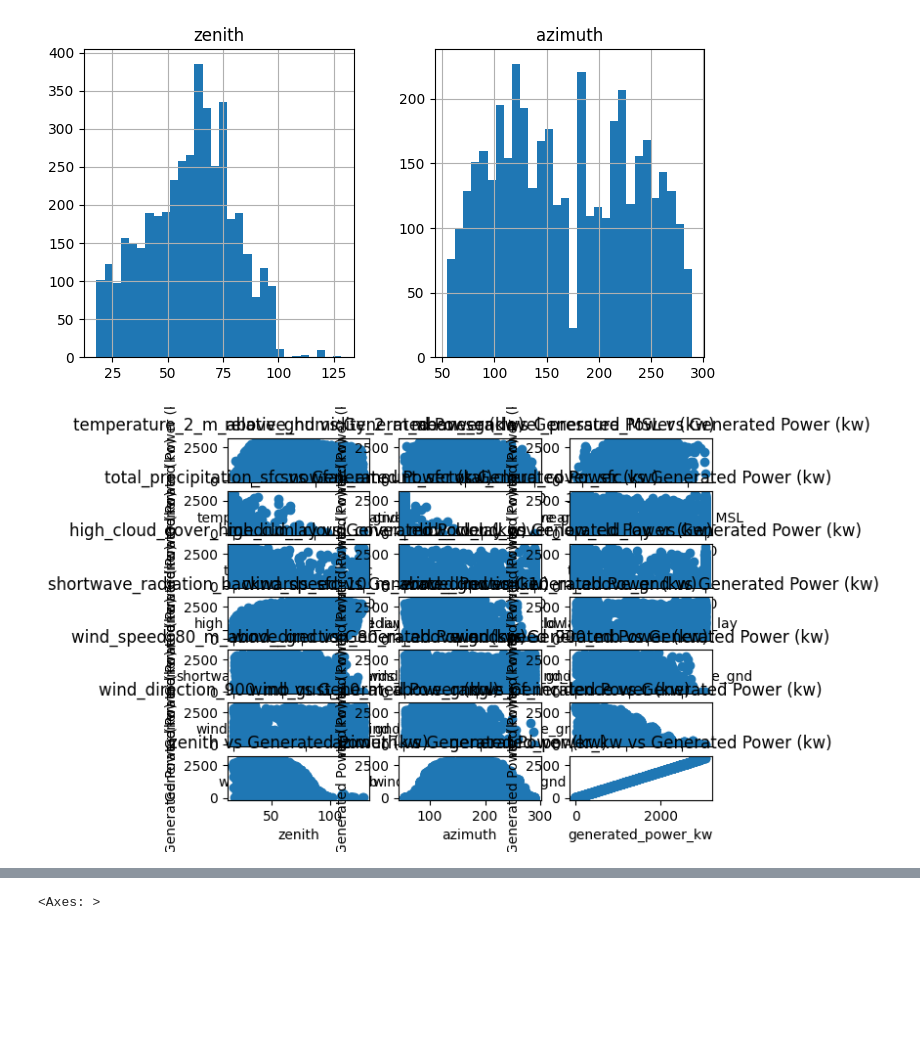
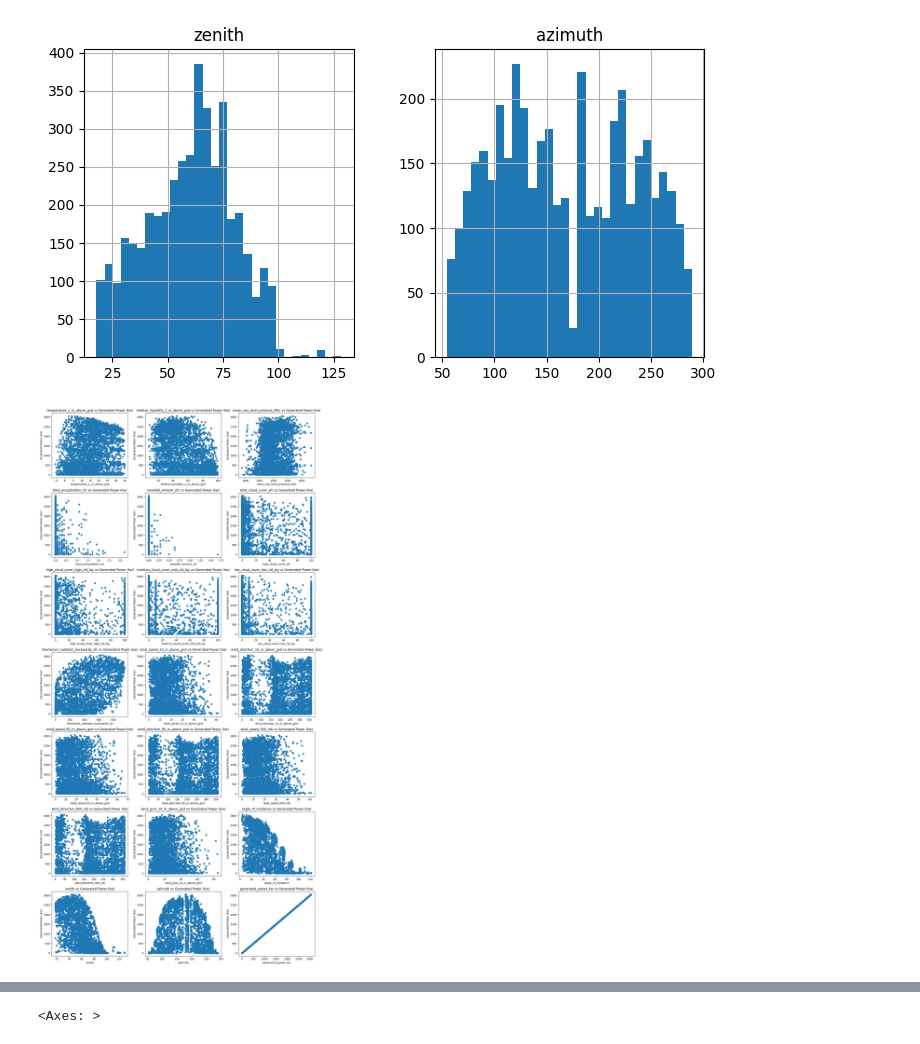
Before and after one commit to StealthBlaxk/Solar-Power-Output, a Jupyter notebook: Solar Power Prediction/solarpowerprediction.ipynb, the cells around one changed output, grey strips where cells are left out. Drawn from its saved outputs; the diff is of its cells as text; code cells hidden in the pictures; blank space fills up the shorter version.

```diff
--- a/Solar Power Prediction/solarpowerprediction.ipynb
+++ b/Solar Power Prediction/solarpowerprediction.ipynb
@@ -158,17 +158,17 @@ plt.show()
 # %%
 # Bivariate anaylsis
 # Scatter plot with target feature
+plt.figure(figsize= (15,30))
 for i, column in enumerate(df.columns):
     plt.subplot(7, 3, i + 1)
     plt.scatter(df[column], df['generated_power_kw'])
     plt.title(f'{column} vs Generated Power (kw)')
     plt.xlabel(column)
     plt.ylabel('Generated Power (kw)')
-
 plt.tight_layout()
 plt.show()
 # %% [output]
-[figure, old version]
+[figure, new version]
 # %%
 df.corr()
 # %% [output]
```
Also changed, not shown: parts of 9 cells of this notebook.
